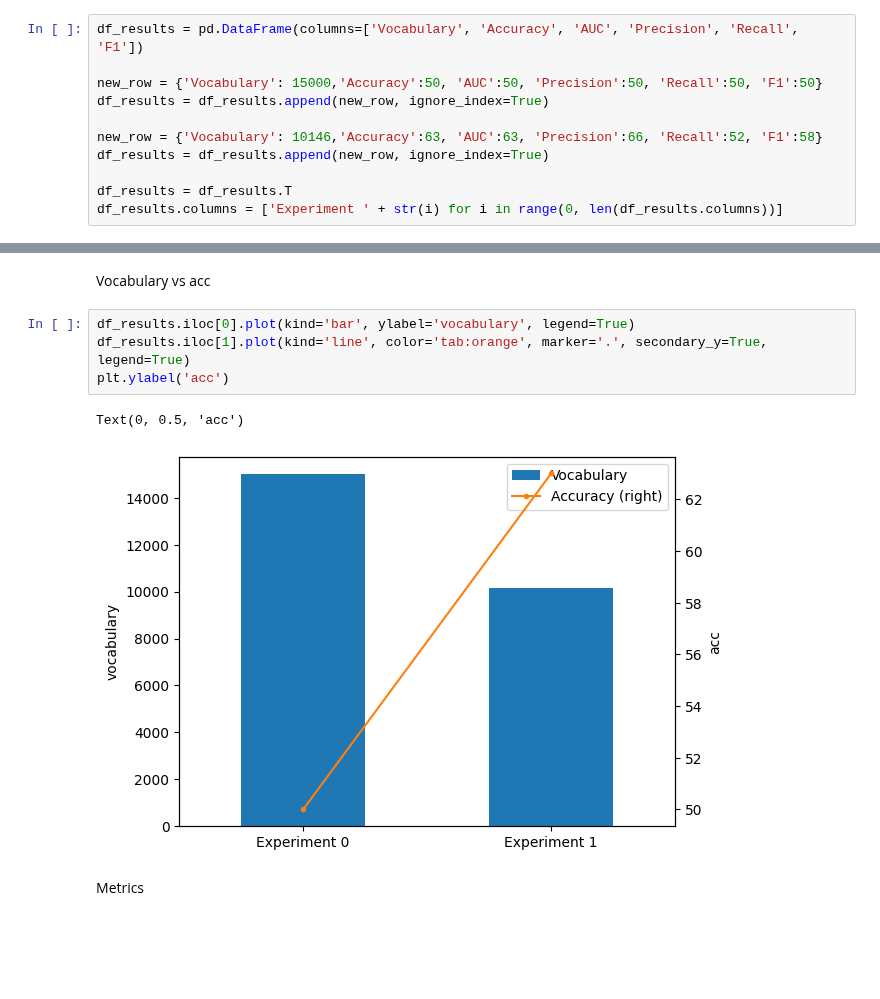
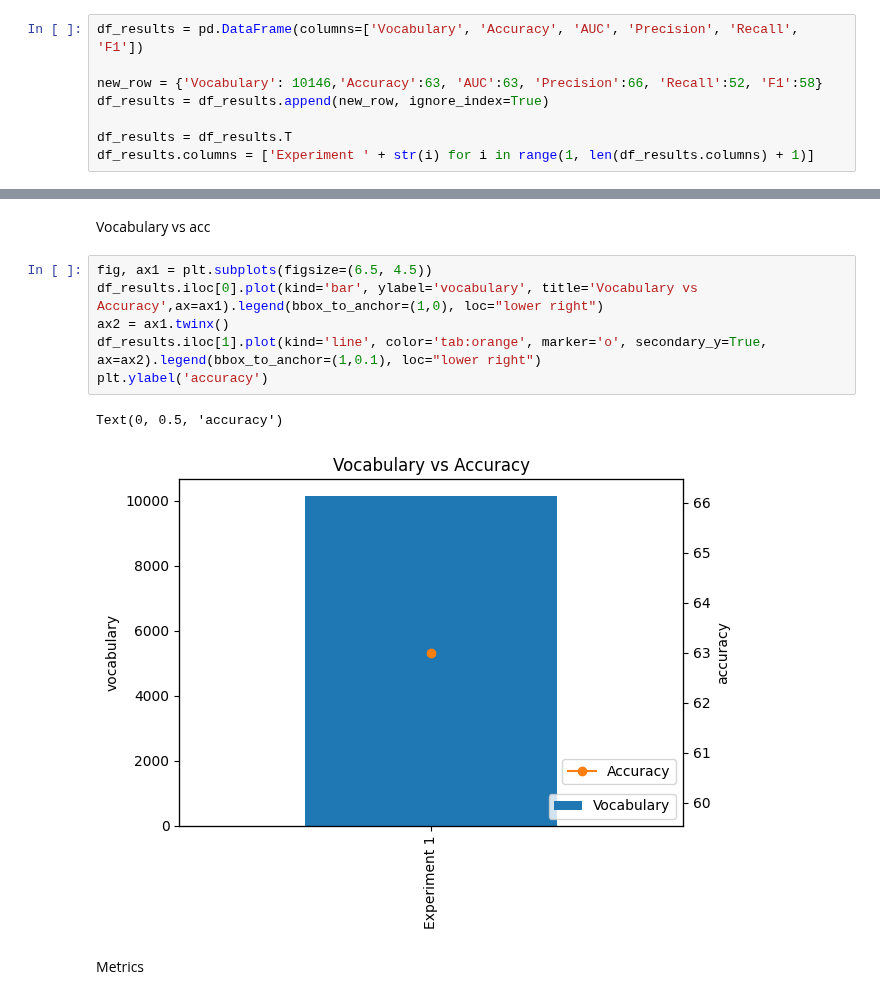
Before and after one commit to Jaimemorillo/ShouldIwatchThisMovie, a Jupyter notebook: Memoria_experiment1.ipynb, the cells around one changed output, grey strips where cells are left out. Saved outputs shown, nothing was run; the diff lists cells and outputs as text; blank space fills up the shorter version.

```diff
--- a/Memoria_experiment1.ipynb
+++ b/Memoria_experiment1.ipynb
@@ -345,15 +345,12 @@ AUC: 0.6287
 - F1: 58%
 # %%
 df_results = pd.DataFrame(columns=['Vocabulary', 'Accuracy', 'AUC', 'Precision', 'Recall', 'F1'])
-
-new_row = {'Vocabulary': 15000,'Accuracy':50, 'AUC':50, 'Precision':50, 'Recall':50, 'F1':50}
-df_results = df_results.append(new_row, ignore_index=True)
 
 new_row = {'Vocabulary': 10146,'Accuracy':63, 'AUC':63, 'Precision':66, 'Recall':52, 'F1':58}
 df_results = df_results.append(new_row, ignore_index=True)
 
 df_results = df_results.T
-df_results.columns = ['Experiment ' + str(i) for i in range(0, len(df_results.columns))]
+df_results.columns = ['Experiment ' + str(i) for i in range(1, len(df_results.columns) + 1)]
 # %%
 df_results
 # %% [output]
@@ -374,12 +378,14 @@ df_results.iloc[0].plot(kind='bar', ylabel='vocabulary' ,title='Vocabulary')
 # %% [markdown]
 Vocabulary vs acc
 # %%
-df_results.iloc[0].plot(kind='bar', ylabel='vocabulary', legend=True)
-df_results.iloc[1].plot(kind='line', color='tab:orange', marker='.', secondary_y=True, legend=True)
-plt.ylabel('acc')
+fig, ax1 = plt.subplots(figsize=(6.5, 4.5))
+df_results.iloc[0].plot(kind='bar', ylabel='vocabulary', title='Vocabulary vs Accuracy',ax=ax1).legend(bbox_to_anchor=(1,0), loc="lower right")
+ax2 = ax1.twinx()
+df_results.iloc[1].plot(kind='line', color='tab:orange', marker='o', secondary_y=True, ax=ax2).legend(bbox_to_anchor=(1,0.1), loc="lower right")
+plt.ylabel('accuracy')
 # %% [output]
-Text(0, 0.5, 'acc')
+Text(0, 0.5, 'accuracy')
-[figure, old version]
+[figure, new version]
 # %% [markdown]
 Metrics
 # %%
```
Also changed, not shown: parts of 6 cells of this notebook.
